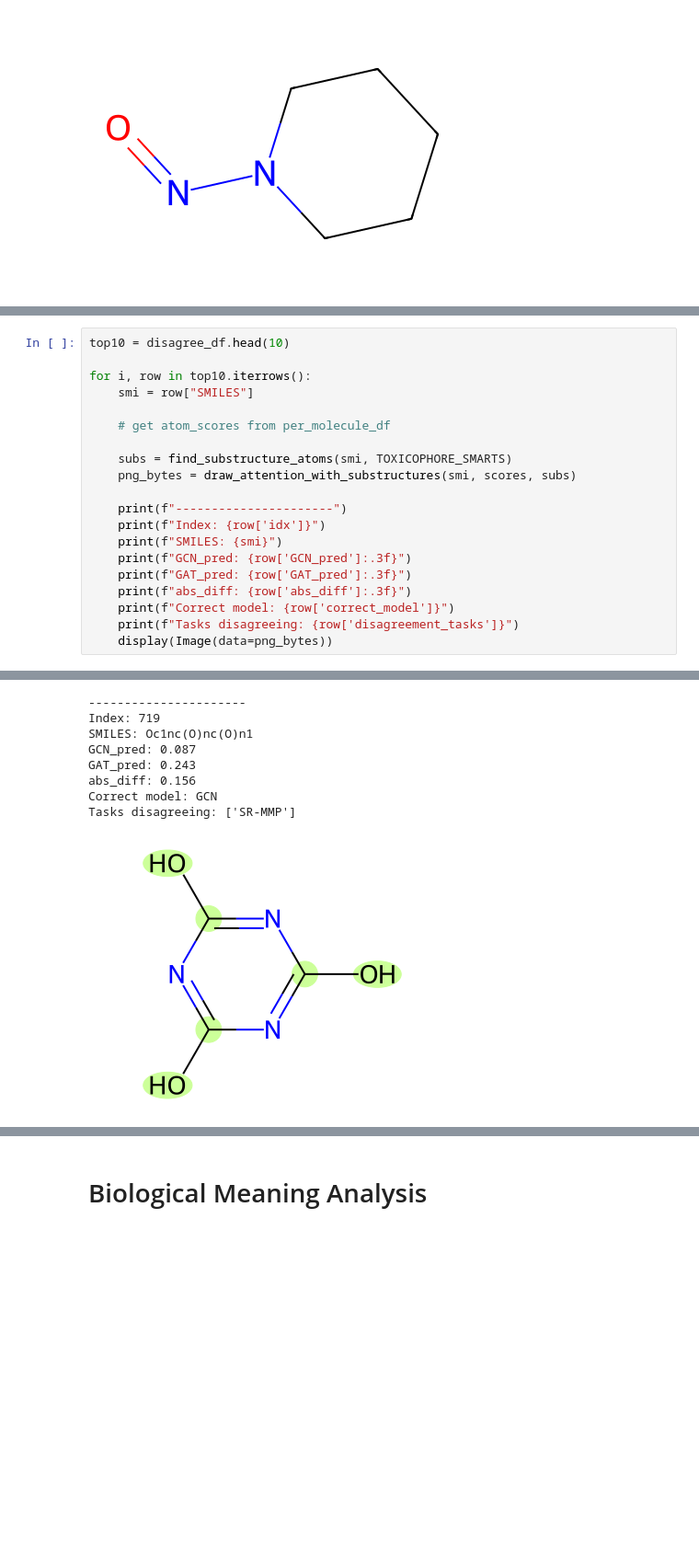
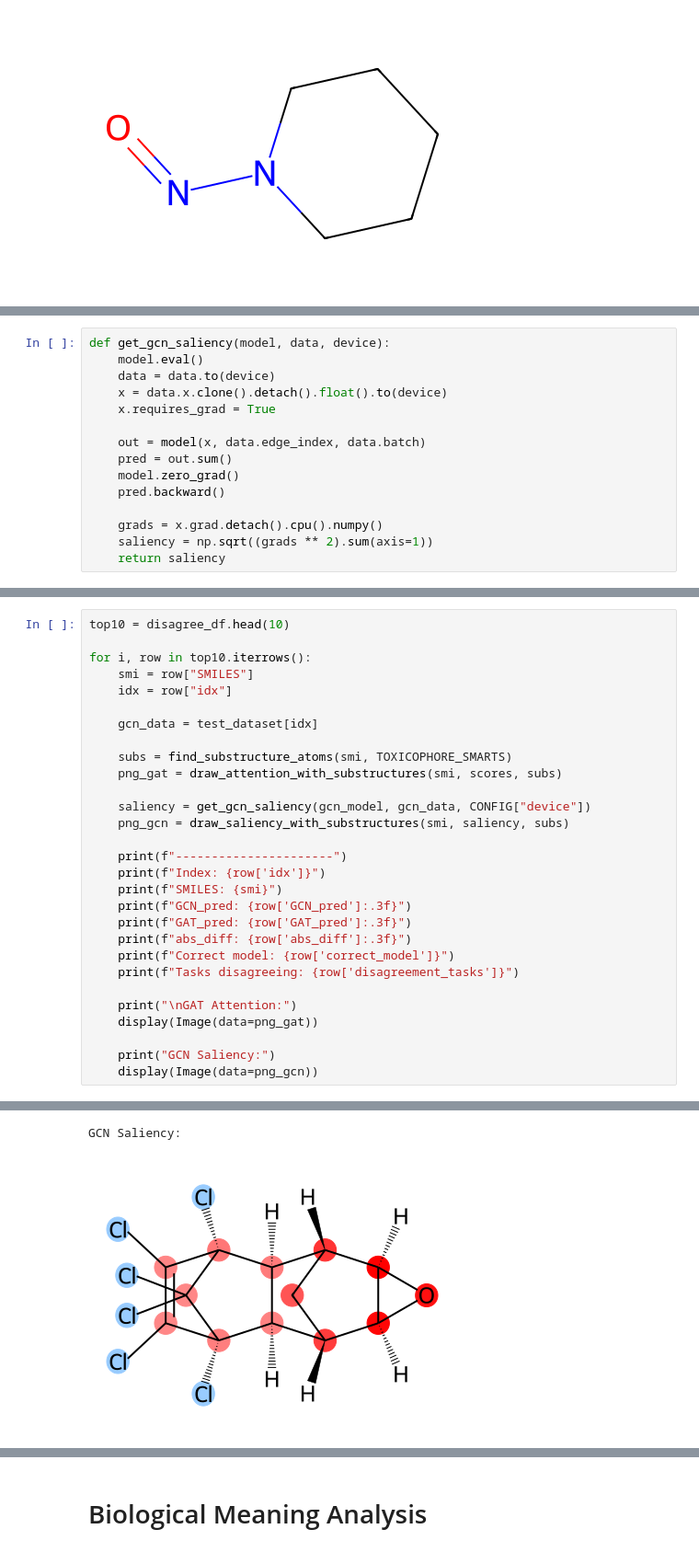
Before and after one commit to goIsaiah/ToxicityPredictor, a Jupyter notebook: ToxicityPredictor_GNNs.ipynb, the cells around one changed output, grey strips where cells are left out. Shown at 92% size. Cells and saved outputs as stored; diff of their text form; blank space fills up the shorter version.

Commit message:
Saliency for GCN, and comparison with GAT attention

```diff
--- a/ToxicityPredictor_GNNs.ipynb
+++ b/ToxicityPredictor_GNNs.ipynb
@@ -748,0 +785,15 @@ Image(data=img_bytes)
+# %%
+def get_gcn_saliency(model, data, device):
+    model.eval()
+    data = data.to(device)
+    x = data.x.clone().detach().float().to(device)
+    x.requires_grad = True
+
+    out = model(x, data.edge_index, data.batch)
+    pred = out.sum()
+    model.zero_grad()
+    pred.backward()
+
+    grads = x.grad.detach().cpu().numpy()
+    saliency = np.sqrt((grads ** 2).sum(axis=1))
+    return saliency
@@ -753,11 +836,15 @@ top10 = disagree_df.head(10)
 
 for i, row in top10.iterrows():
     smi = row["SMILES"]
+    idx = row["idx"]
 
-    # get atom_scores from per_molecule_df
+    gcn_data = test_dataset[idx]
 
     subs = find_substructure_atoms(smi, TOXICOPHORE_SMARTS)
-    png_bytes = draw_attention_with_substructures(smi, scores, subs)
+    png_gat = draw_attention_with_substructures(smi, scores, subs)
+
+    saliency = get_gcn_saliency(gcn_model, gcn_data, CONFIG["device"])
+    png_gcn = draw_saliency_with_substructures(smi, saliency, subs)
 
     print(f"----------------------")
     print(f"Index: {row['idx']}")
@@ -767,6 +854,11 @@ for i, row in top10.iterrows():
     print(f"abs_diff: {row['abs_diff']:.3f}")
     print(f"Correct model: {row['correct_model']}")
     print(f"Tasks disagreeing: {row['disagreement_tasks']}")
-    display(Image(data=png_bytes))
+
+    print("\nGAT Attention:")
+    display(Image(data=png_gat))
+
+    print("GCN Saliency:")
+    display(Image(data=png_gcn))
 # %% [output]
 ----------------------
@@ -817,9 +901,2 @@ Tasks disagreeing: ['NR-AR']
-----------------------
-Index: 719
-SMILES: Oc1nc(O)nc(O)n1
-GCN_pred: 0.087
-GAT_pred: 0.243
-abs_diff: 0.156
-Correct model: GCN
-Tasks disagreeing: ['SR-MMP']
+GCN Saliency:
-[figure, old version]
+[figure, new version]
```
Also changed, not shown: parts of 17 cells of this notebook, 2 other files.
